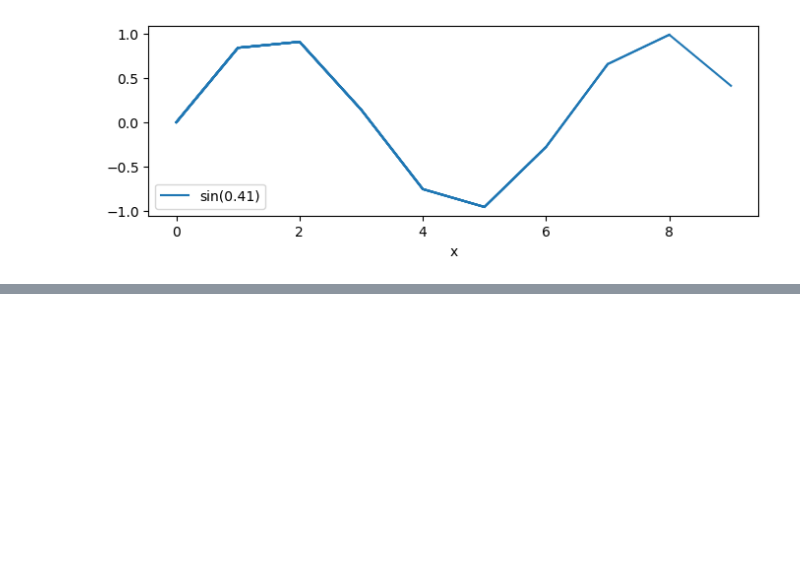
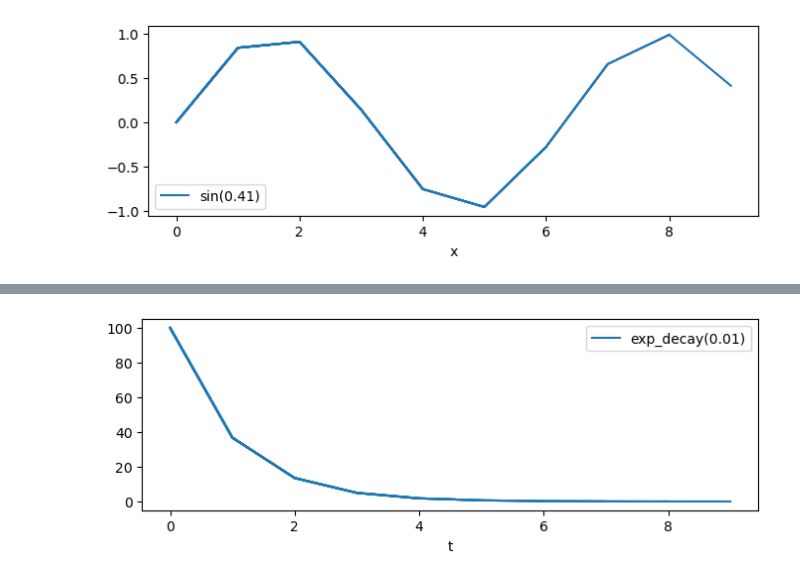
Before and after one commit to mikewei/dlbase, a Jupyter notebook: examples/demo.ipynb, the cells around one changed output, grey strips where cells are left out. Cells and saved outputs as stored; diff of their text form; code cells hidden in the pictures; blank space fills up the shorter version.

```diff
--- a/examples/demo.ipynb
+++ b/examples/demo.ipynb
@@ -9,0 +54,9 @@ with ProgressBoard(xlabel='x') as progress_board:
+# %%
+from dlbase.funcs.decay import ExpDecay
+from dlbase.viz.board import ProgressBoard
+exp_decay = ExpDecay(100, 0, 1)
+with ProgressBoard(xlabel='t') as board:
+    for t in range(0, 10):
+        board.draw(t, exp_decay(t), 'exp_decay')
+# %% [output]
+[figure, added]
```
Also changed, not shown: parts of 5 cells of this notebook, 9 other files.
